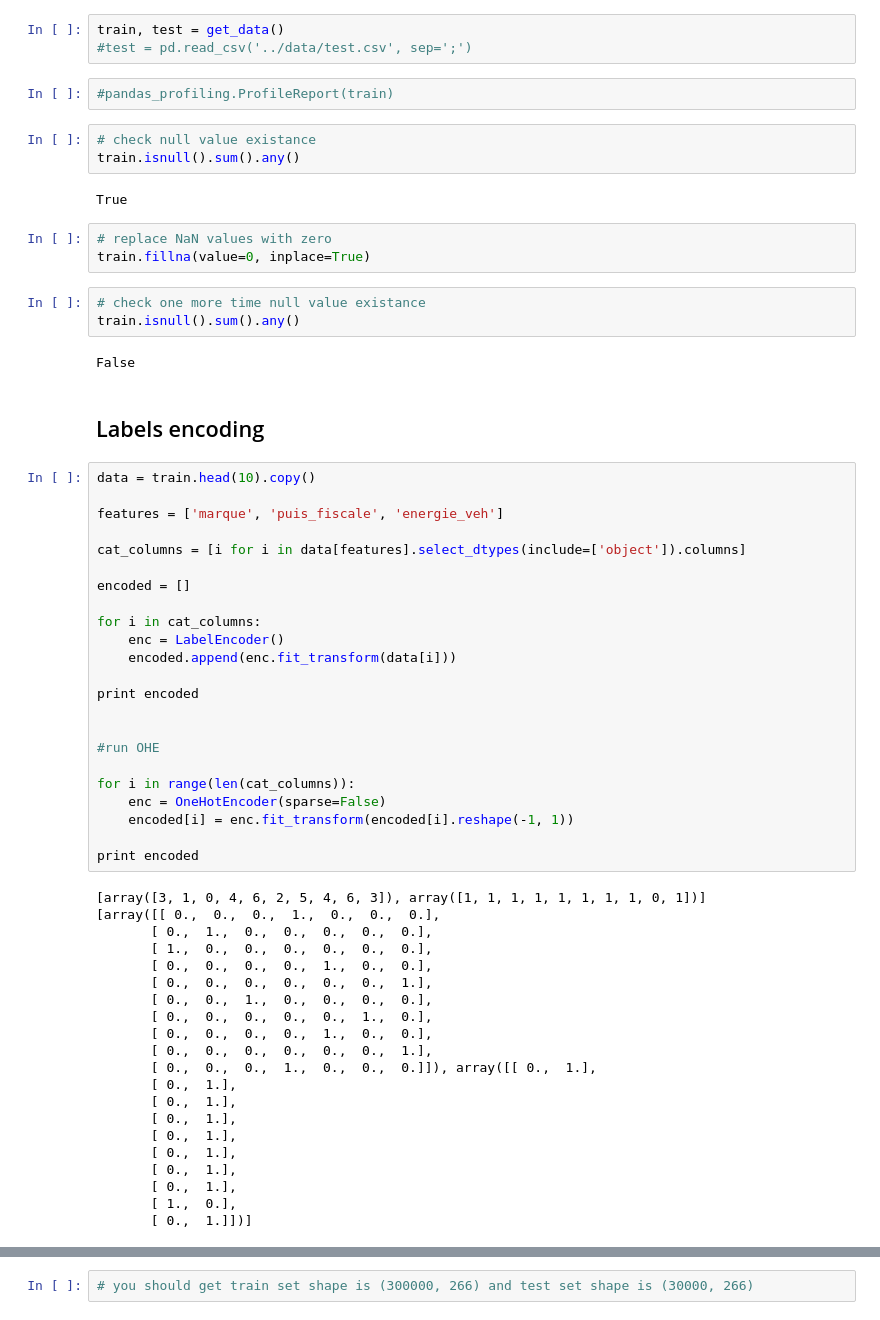
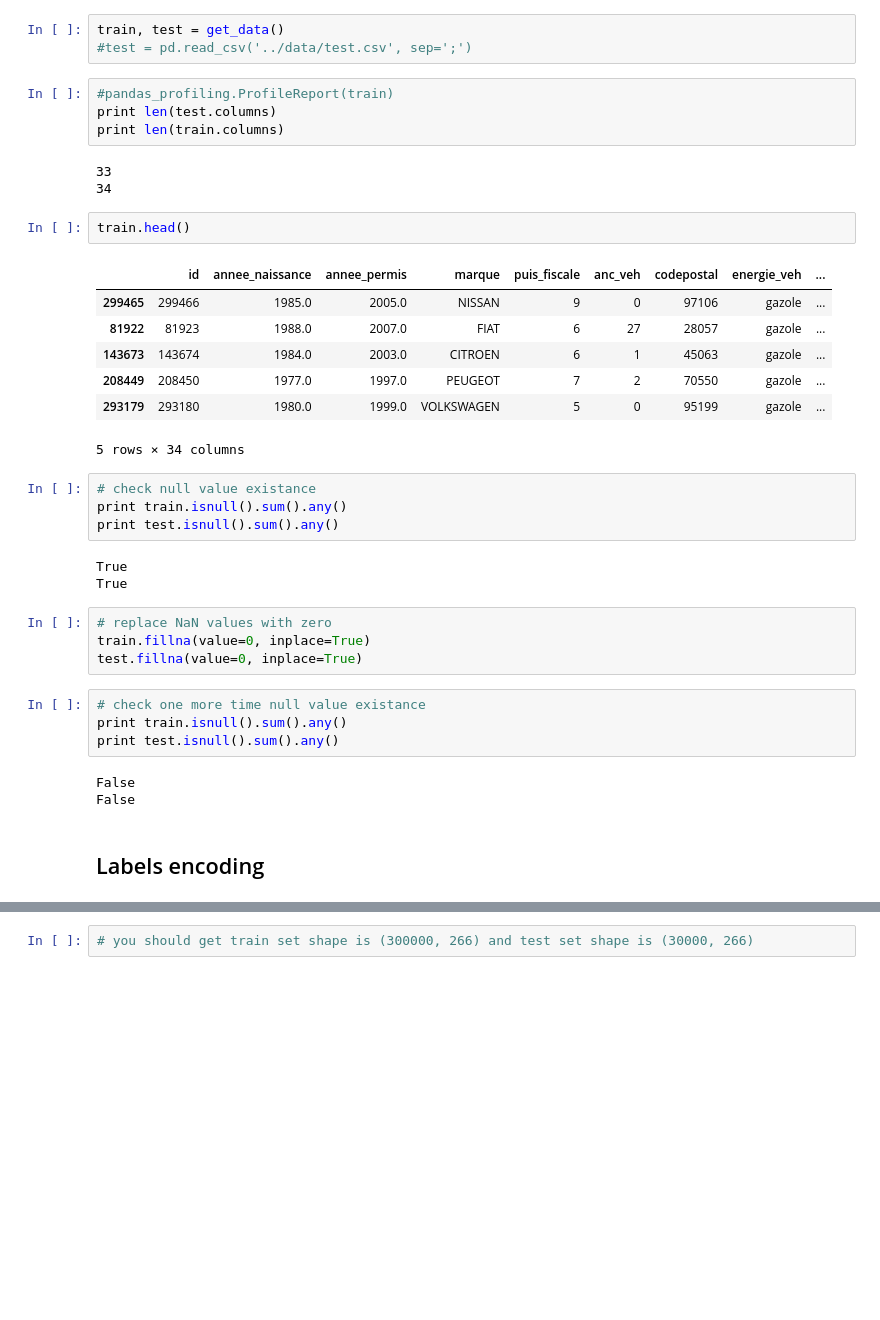
Before and after one commit to KonstantinPristavskiy/ML-training, a Jupyter notebook: src/Practice.ipynb, the cells around one changed output, grey strips where cells are left out. Drawn from its saved outputs; the diff is of its cells as text; blank space fills up the shorter version.

```diff
--- a/src/Practice.ipynb
+++ b/src/Practice.ipynb
@@ -16,62 +16,38 @@ train, test = get_data()
 #test = pd.read_csv('../data/test.csv', sep=';')
 # %%
 #pandas_profiling.ProfileReport(train)
+print len(test.columns)
+print len(train.columns)
+# %% [output]
+33
+34
+# %%
+train.head()
+# %% [output]
+|  | id | annee_naissance | annee_permis | marque | puis_fiscale | anc_veh | codepostal | energie_veh | ... |
+| 299465 | 299466 | 1985.0 | 2005.0 | NISSAN | 9 | 0 | 97106 | gazole | ... |
+| 81922 | 81923 | 1988.0 | 2007.0 | FIAT | 6 | 27 | 28057 | gazole | ... |
+| 143673 | 143674 | 1984.0 | 2003.0 | CITROEN | 6 | 1 | 45063 | gazole | ... |
+| 208449 | 208450 | 1977.0 | 1997.0 | PEUGEOT | 7 | 2 | 70550 | gazole | ... |
+| 293179 | 293180 | 1980.0 | 1999.0 | VOLKSWAGEN | 5 | 0 | 95199 | gazole | ... |
+5 rows × 34 columns
 # %%
 # check null value existance
-train.isnull().sum().any()
+print train.isnull().sum().any()
+print test.isnull().sum().any()
 # %% [output]
 True
+True
 # %%
 # replace NaN values with zero
 train.fillna(value=0, inplace=True)
+test.fillna(value=0, inplace=True)
 # %%
 # check one more time null value existance
-train.isnull().sum().any()
+print train.isnull().sum().any()
+print test.isnull().sum().any()
 # %% [output]
 False
+False
 # %% [markdown]
 ## Labels encoding
-# %%
-data = train.head(10).copy()
-
-features = ['marque', 'puis_fiscale', 'energie_veh']
-
-cat_columns = [i for i in data[features].select_dtypes(include=['object']).columns]
-
-encoded = []
-
-for i in cat_columns:
-    enc = LabelEncoder()
-    encoded.append(enc.fit_transform(data[i]))
-
-print encoded
-
-
-#run OHE
-
-for i in range(len(cat_columns)):
-    enc = OneHotEncoder(sparse=False)
-    encoded[i] = enc.fit_transform(encoded[i].reshape(-1, 1))
-
-print encoded
-# %% [output]
-[array([3, 1, 0, 4, 6, 2, 5, 4, 6, 3]), array([1, 1, 1, 1, 1, 1, 1, 1, 0, 1])]
-[array([[ 0.,  0.,  0.,  1.,  0.,  0.,  0.],
-       [ 0.,  1.,  0.,  0.,  0.,  0.,  0.],
-       [ 1.,  0.,  0.,  0.,  0.,  0.,  0.],
-       [ 0.,  0.,  0.,  0.,  1.,  0.,  0.],
-       [ 0.,  0.,  0.,  0.,  0.,  0.,  1.],
-       [ 0.,  0.,  1.,  0.,  0.,  0.,  0.],
-       [ 0.,  0.,  0.,  0.,  0.,  1.,  0.],
-       [ 0.,  0.,  0.,  0.,  1.,  0.,  0.],
-       [ 0.,  0.,  0.,  0.,  0.,  0.,  1.],
-       [ 0.,  0.,  0.,  1.,  0.,  0.,  0.]]), array([[ 0.,  1.],
-       [ 0.,  1.],
-       [ 0.,  1.],
-       [ 0.,  1.],
-       [ 0.,  1.],
-       [ 0.,  1.],
-       [ 0.,  1.],
-       [ 0.,  1.],
-       [ 1.,  0.],
-       [ 0.,  1.]])]
```
Also changed, not shown: parts of 6 cells of this notebook.
